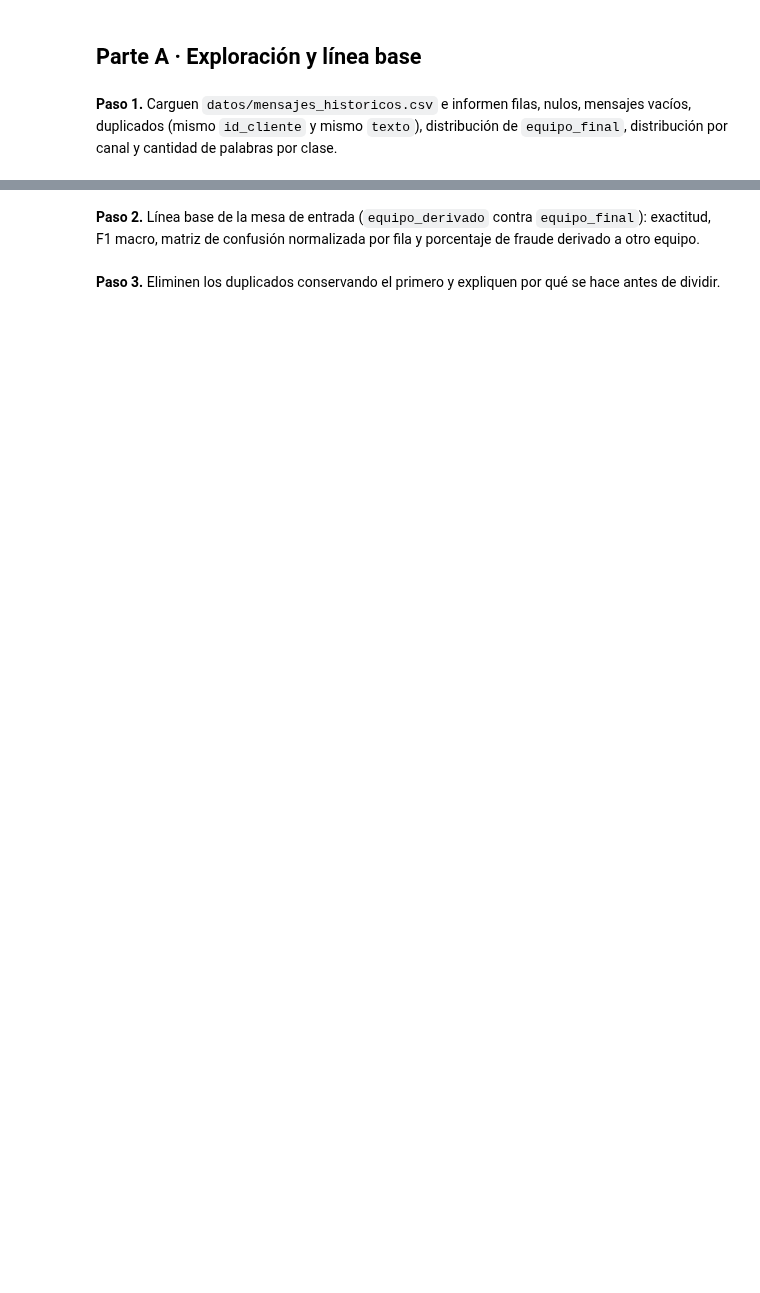
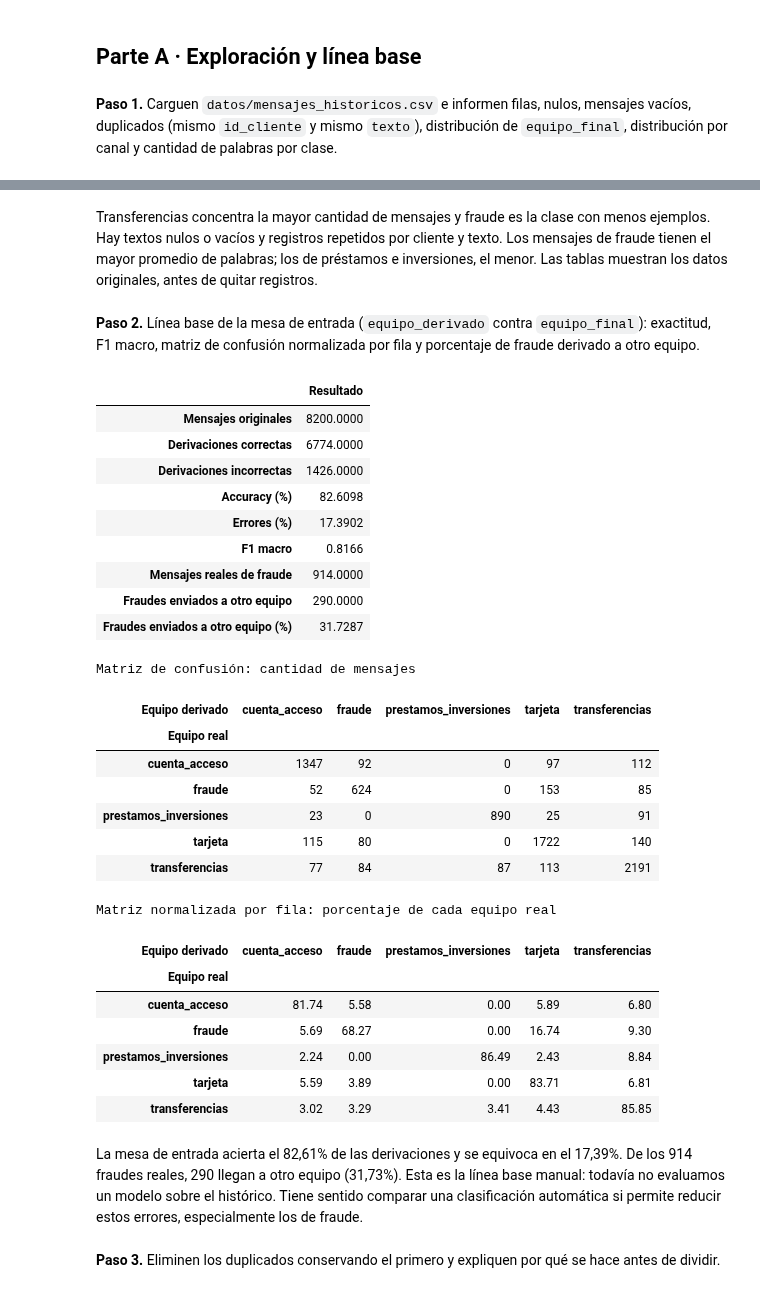
Before and after one commit to juanquiros/ml-cauce-naive-bayes, a Jupyter notebook: caso1_cauce/caso1_cauce.ipynb, the cells around one changed output, grey strips where cells are left out. Cells and saved outputs as stored; diff of their text form; code cells hidden in the pictures; blank space fills up the shorter version.

```diff
--- a/caso1_cauce/caso1_cauce.ipynb
+++ b/caso1_cauce/caso1_cauce.ipynb
@@ -33,7 +114,69 @@ Ejecuten esta celda cada vez que terminen una función de `src/`.
+# %% [markdown]
+Transferencias concentra la mayor cantidad de mensajes y fraude es la clase con menos ejemplos. Hay textos nulos o vacíos y registros repetidos por cliente y texto. Los mensajes de fraude tienen el mayor promedio de palabras; los de préstamos e inversiones, el menor. Las tablas muestran los datos originales, antes de quitar registros.
 # %% [markdown]
 **Paso 2.** Línea base de la mesa de entrada (`equipo_derivado` contra `equipo_final`): exactitud, F1 macro, matriz de confusión normalizada por fila y porcentaje de fraude derivado a otro equipo.
 # %%
-# Tu código aquí
+from sklearn.metrics import accuracy_score, f1_score, confusion_matrix
+
+clases = np.sort(df_original["equipo_final"].unique())
+y_real_manual = df_original["equipo_final"]
+y_derivado_manual = df_original["equipo_derivado"]
+es_fraude = y_real_manual.eq("fraude")
+fraude_otro_equipo = es_fraude & y_derivado_manual.ne("fraude")
+correctos_manuales = y_real_manual.eq(y_derivado_manual)
+
+linea_base = pd.Series({
+    "Mensajes originales": len(df_original),
+    "Derivaciones correctas": correctos_manuales.sum(),
+    "Derivaciones incorrectas": (~correctos_manuales).sum(),
+    "Accuracy (%)": 100 * accuracy_score(y_real_manual, y_derivado_manual),
+    "Errores (%)": 100 * (~correctos_manuales).mean(),
+    "F1 macro": f1_score(y_real_manual, y_derivado_manual, labels=clases, average="macro", zero_division=0),
+    "Mensajes reales de fraude": es_fraude.sum(),
+    "Fraudes enviados a otro equipo": fraude_otro_equipo.sum(),
+    "Fraudes enviados a otro equipo (%)": 100 * fraude_otro_equipo.sum() / es_fraude.sum(),
+}, name="Resultado").to_frame()
+display(linea_base.round(4))
+
+matriz_manual = pd.DataFrame(
+    confusion_matrix(y_real_manual, y_derivado_manual, labels=clases),
+    index=pd.Index(clases, name="Equipo real"),
+    columns=pd.Index(clases, name="Equipo derivado"),
+)
+matriz_manual_porcentaje = 100 * matriz_manual.div(matriz_manual.sum(axis=1), axis=0)
+print("Matriz de confusión: cantidad de mensajes")
+display(matriz_manual)
+print("Matriz normalizada por fila: porcentaje de cada equipo real")
+display(matriz_manual_porcentaje.round(2))
+# %% [output]
+|  | Resultado |
+| Mensajes originales | 8200.0000 |
+| Derivaciones correctas | 6774.0000 |
+| Derivaciones incorrectas | 1426.0000 |
+| Accuracy (%) | 82.6098 |
+| Errores (%) | 17.3902 |
+| F1 macro | 0.8166 |
+| Mensajes reales de fraude | 914.0000 |
+| Fraudes enviados a otro equipo | 290.0000 |
+| Fraudes enviados a otro equipo (%) | 31.7287 |
+Matriz de confusión: cantidad de mensajes
+| Equipo derivado | cuenta_acceso | fraude | prestamos_inversiones | tarjeta | transferencias |
+| Equipo real |  |  |  |  |  |
+| cuenta_acceso | 1347 | 92 | 0 | 97 | 112 |
+| fraude | 52 | 624 | 0 | 153 | 85 |
+| prestamos_inversiones | 23 | 0 | 890 | 25 | 91 |
+| tarjeta | 115 | 80 | 0 | 1722 | 140 |
+| transferencias | 77 | 84 | 87 | 113 | 2191 |
+Matriz normalizada por fila: porcentaje de cada equipo real
+| Equipo derivado | cuenta_acceso | fraude | prestamos_inversiones | tarjeta | transferencias |
+| Equipo real |  |  |  |  |  |
+| cuenta_acceso | 81.74 | 5.58 | 0.00 | 5.89 | 6.80 |
+| fraude | 5.69 | 68.27 | 0.00 | 16.74 | 9.30 |
+| prestamos_inversiones | 2.24 | 0.00 | 86.49 | 2.43 | 8.84 |
+| tarjeta | 5.59 | 3.89 | 0.00 | 83.71 | 6.81 |
+| transferencias | 3.02 | 3.29 | 3.41 | 4.43 | 85.85 |
+# %% [markdown]
+La mesa de entrada acierta el 82,61% de las derivaciones y se equivoca en el 17,39%. De los 914 fraudes reales, 290 llegan a otro equipo (31,73%). Esta es la línea base manual: todavía no evaluamos un modelo sobre el histórico. Tiene sentido comparar una clasificación automática si permite reducir estos errores, especialmente los de fraude.
 # %% [markdown]
 **Paso 3.** Eliminen los duplicados conservando el primero y expliquen por qué se hace antes de dividir.
 # %%
```
Also changed, not shown: parts of 10 cells of this notebook.
